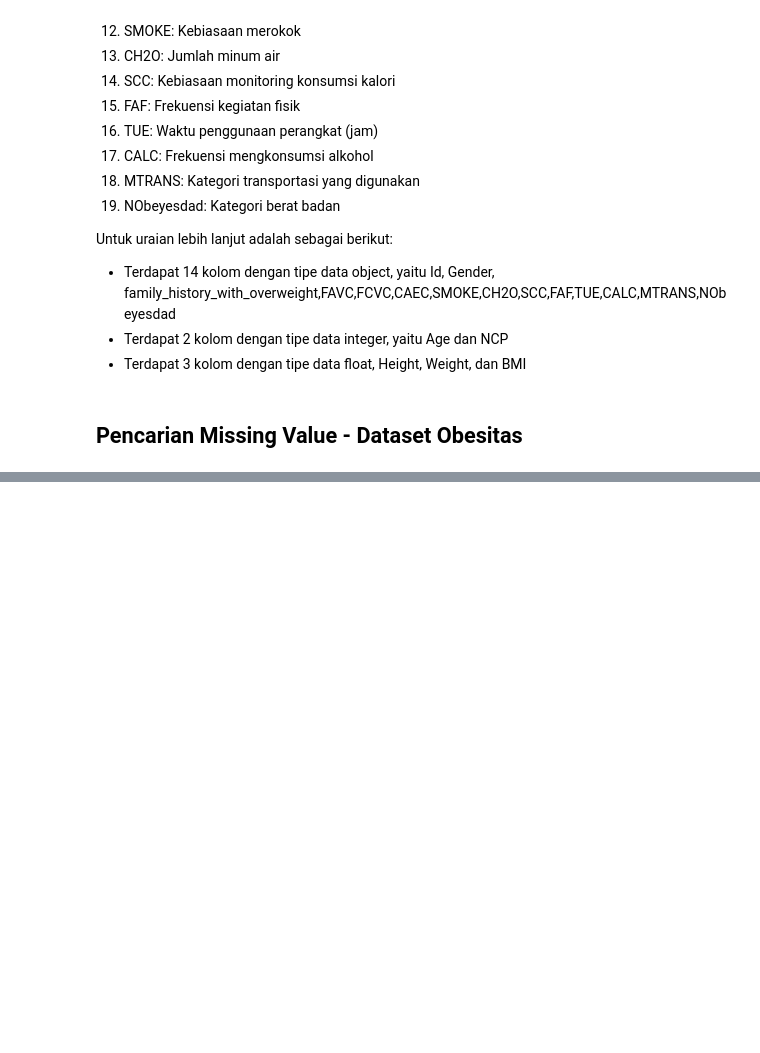
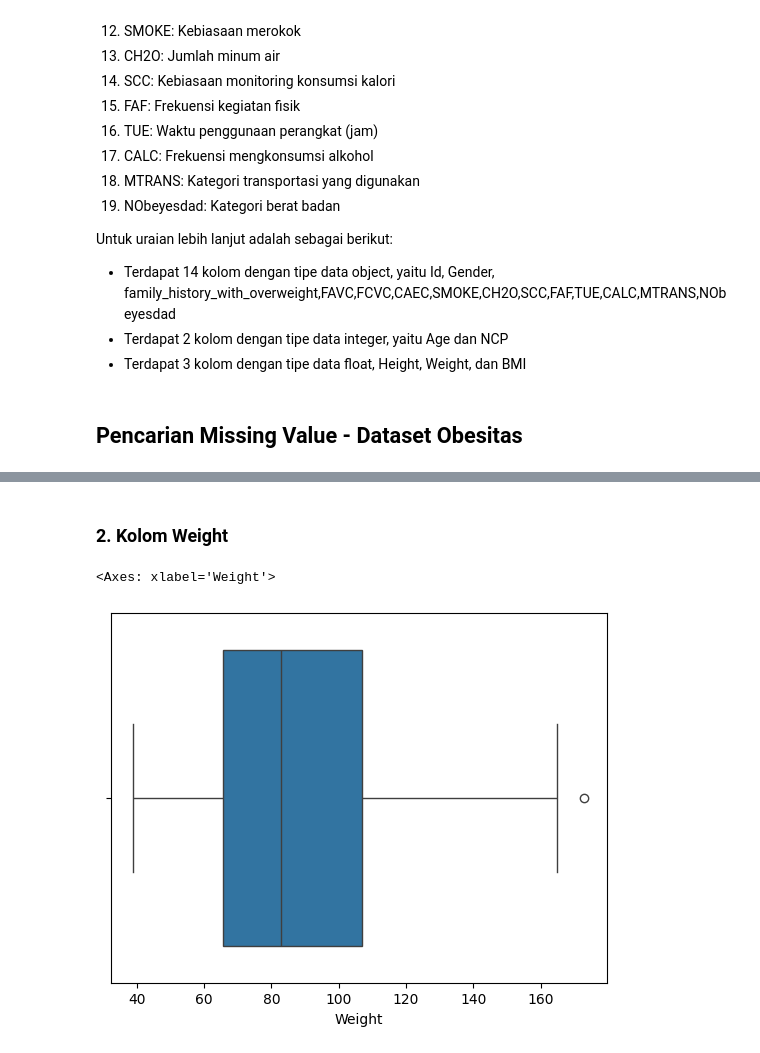
Before and after one commit to ishala/obesity-analysis-and-recommender-system, a Jupyter notebook: Submission 1/analisis.ipynb, the cells around one changed output, grey strips where cells are left out. Cells and saved outputs as stored; diff of their text form; code cells hidden in the pictures; blank space fills up the shorter version.

```diff
--- a/Submission 1/analisis.ipynb
+++ b/Submission 1/analisis.ipynb
@@ -256,0 +232,7 @@ Pada kasus dataset ini, saya hanya akan mengambil kolom yang akan digunakan pada
+# %% [markdown]
+### 2. Kolom Weight
+# %%
+sns.boxplot(x=obesDf['Weight'])
+# %% [output]
+<Axes: xlabel='Weight'>
+[figure, added]
```
Also changed, not shown: parts of 54 cells of this notebook.
